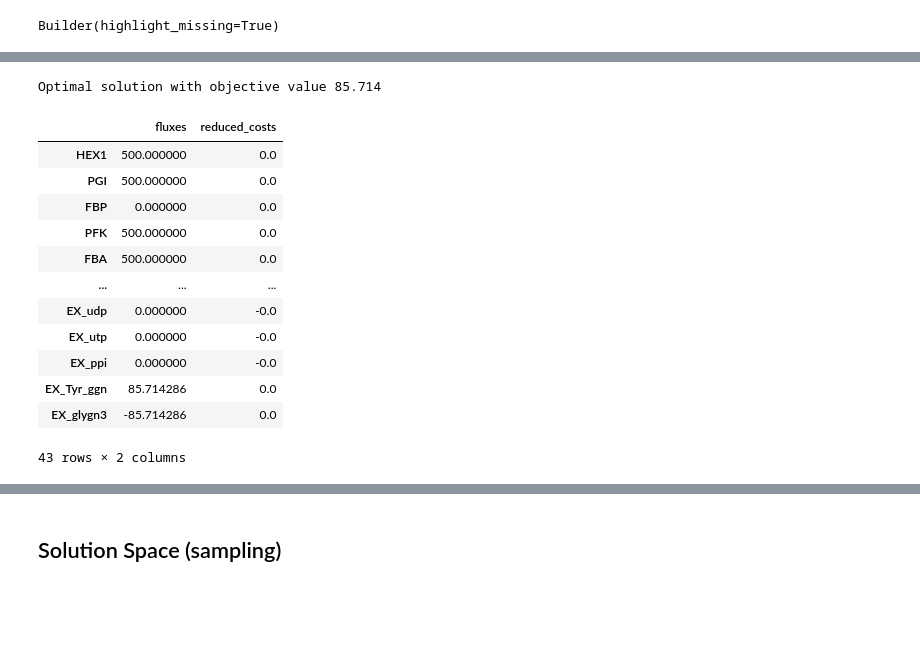
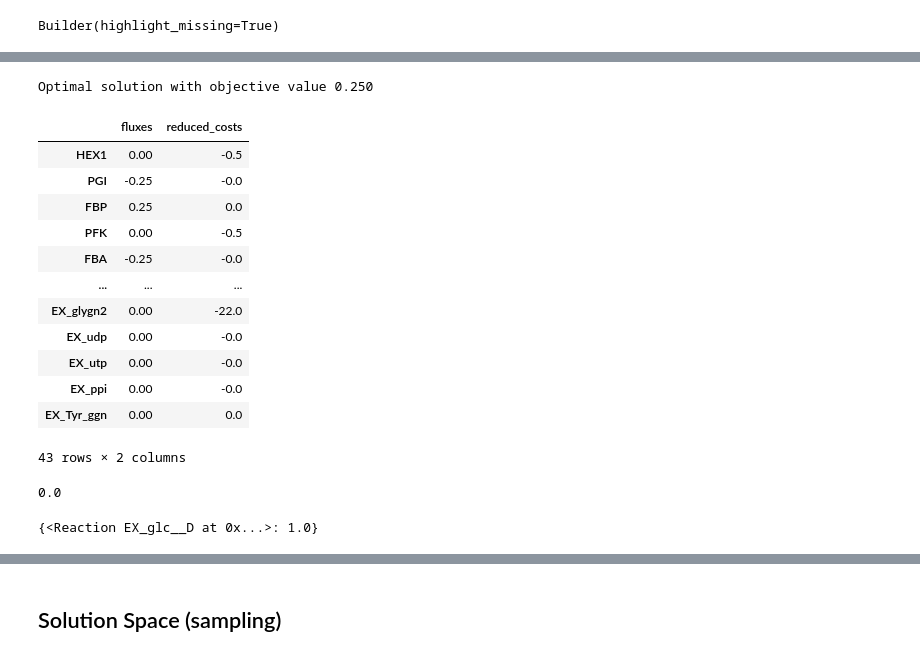
Before and after one commit to Sicily-maker/LiverModel, a Jupyter notebook: 0.0.3-gly_gluco_glycogen_no_cpmt_switch.ipynb, the cells around one changed output, grey strips where cells are left out. Cells and saved outputs as stored; diff of their text form; code cells hidden in the pictures; blank space fills up the shorter version.

```diff
--- a/0.0.3-gly_gluco_glycogen_no_cpmt_switch.ipynb
+++ b/0.0.3-gly_gluco_glycogen_no_cpmt_switch.ipynb
@@ -165,3 +160,11 @@ trial.metabolites.h.charge= 1
 # trial.metabolites.h_e.charge= 1
 trial.metabolites.pi.charge= -2
 # trial.metabolites.pi_m.charge= -2
+# %%
+# μmol substrate /gww.hep/min
+# https://link.springer.com/article/10.1007/s10439-006-9217-2/tables/2
+
+# trial.reactions.G6PP.lower_bound = 0
+trial.reactions.LDH_L.upper_bound = 195
+
+trial.reactions.PEPCKm.upper_bound = 5.66
@@ -232,19 +306,51 @@ Builder(highlight_missing=True)
+# %%
+futile_cycle_1 = trial.problem.Constraint(
+    trial.reactions.PFK.flux_expression - trial.reactions.FBP.flux_expression,
+    lb=-10,
+    ub=10)
+trial.add_cons_vars(futile_cycle_1)
+
+
+futile_cycle_2 = trial.problem.Constraint(
+    trial.reactions.HEX1.flux_expression - trial.reactions.G6PP.flux_expression,
+    lb=-10,
+    ub=10)
+trial.add_cons_vars(futile_cycle_2)
+
+
+futile_cycle_3 = trial.problem.Constraint(
+    trial.reactions.PYK.flux_expression - trial.reactions.PCm.flux_expression,
+    lb=-10,
+    ub=10)
+trial.add_cons_vars(futile_cycle_3)
+
+# . It generally is accepted that in an overnight, post-absorptive state,
+#  the contribution of glycogenolysis and gluconeogenesis to overall glucose production is approximately equal.
+# https://onlinelibrary.wiley.com/doi/10.1002/dmrr.863
 # %%
-trial.objective = "EX_glygn2"
+trial.objective = "EX_glc__D"
 flux_solution = trial.optimize()
-flux_solution.fluxes
+flux_solution
 # %% [output]
-Optimal solution with objective value 85.714
+Optimal solution with objective value 0.250
 |  | fluxes | reduced_costs |
-| HEX1 | 500.000000 | 0.0 |
-| PGI | 500.000000 | 0.0 |
-| FBP | 0.000000 | 0.0 |
-| PFK | 500.000000 | 0.0 |
-| FBA | 500.000000 | 0.0 |
+| HEX1 | 0.00 | -0.5 |
+| PGI | -0.25 | -0.0 |
+| FBP | 0.25 | 0.0 |
+| PFK | 0.00 | -0.5 |
+| FBA | -0.25 | -0.0 |
 | ... | ... | ... |
-| EX_udp | 0.000000 | -0.0 |
-| EX_utp | 0.000000 | -0.0 |
-| EX_ppi | 0.000000 | -0.0 |
-| EX_Tyr_ggn | 85.714286 | 0.0 |
-| EX_glygn3 | -85.714286 | 0.0 |
+| EX_glygn2 | 0.00 | -22.0 |
+| EX_udp | 0.00 | -0.0 |
+| EX_utp | 0.00 | -0.0 |
+| EX_ppi | 0.00 | -0.0 |
+| EX_Tyr_ggn | 0.00 | 0.0 |
 43 rows × 2 columns
+# %%
+with trial:
+    trial.objective = {trial.reactions.EX_glc__D: 0.5,
+    trial.reactions.EX_glygn2: 0.5 }
+    trial.optimize()
+    print(trial.reactions.EX_glygn2.flux)
+# %% [output]
+0.0
@@ -251,3 +359,7 @@ Optimal solution with objective value 85.714
+# %%
+linear_reaction_coefficients(trial)
+# %% [output]
+{<Reaction EX_glc__D at 0x...>: 1.0}
 # %%
 # #Escher FBA: shows the solutions on the map
 initial_flux_data = {
```
Also changed, not shown: parts of 56 cells of this notebook, 7 other files.
